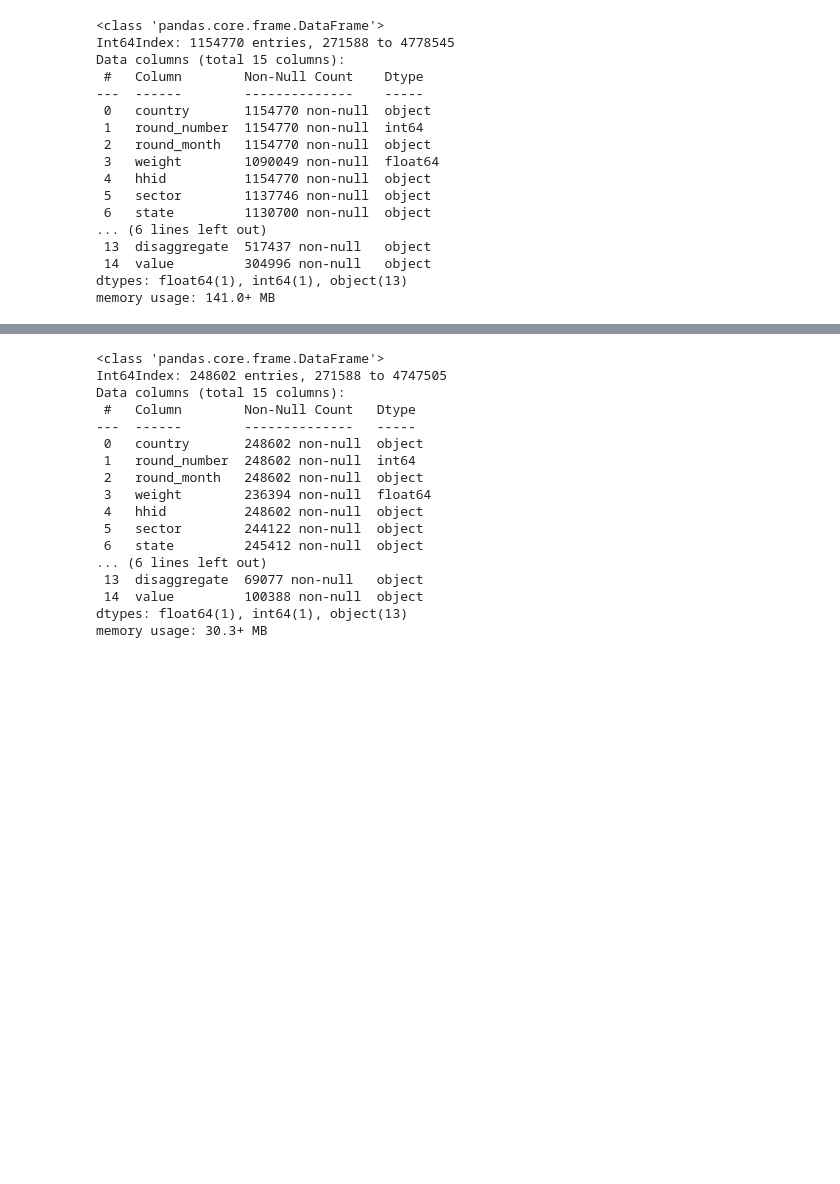
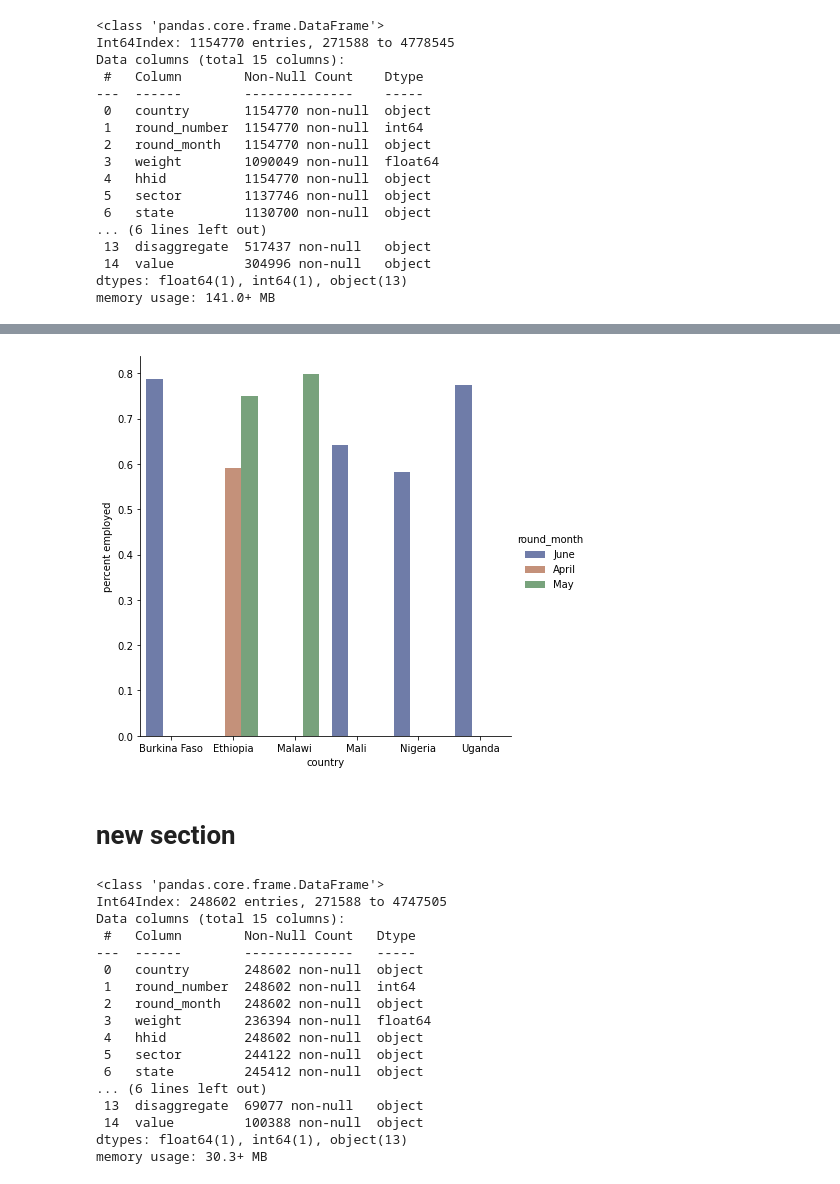
Before and after one commit to paultanger/COVID_SMEs, a Jupyter notebook: SME_data_EDA.ipynb, the cells around one changed output, grey strips where cells are left out. Drawn from its saved outputs; the diff is of its cells as text; code cells hidden in the pictures; blank space fills up the shorter version.

```diff
--- a/SME_data_EDA.ipynb
+++ b/SME_data_EDA.ipynb
@@ -161,0 +269,2 @@ questions = ['Worked For Pay',
+# %%
+data_employed_short = data_employed_short[['country', 'round_month', 'question', 'value']]
@@ -161,0 +287,2 @@ questions = ['Worked For Pay',
+# %%
+employed_counts = data_employed_short.groupby(['country', 'round_month', 'question', 'value']).agg(value_count = ('value', 'count')).reset_index()
@@ -161,0 +307,2 @@ questions = ['Worked For Pay',
+# %%
+employed_counts['percent'] = employed_counts['value_count'].div(employed_counts.groupby(['country', 'round_month'])['value_count'].transform('sum'))
@@ -161,0 +327,3 @@ questions = ['Worked For Pay',
+# %%
+# just keep employed
+employed_counts_yes = employed_counts[employed_counts['value'] == 'Yes']
@@ -162 +343,14 @@ questions = ['Worked For Pay',
+# %%
+g = sns.catplot(
+    data=employed_counts_yes, kind="bar",
+    x="country", y="percent", hue="round_month",
+    palette="dark", alpha=.6, height=6,
+)
+g.set_axis_labels("country", "percent employed")
+g.set_titles("percent employed");
+g.savefig('data/employed_plot.png')
+# %% [output]
+[figure, added]
+# %% [markdown]
+# new section
 # %%
```
Also changed, not shown: parts of 22 cells of this notebook.
